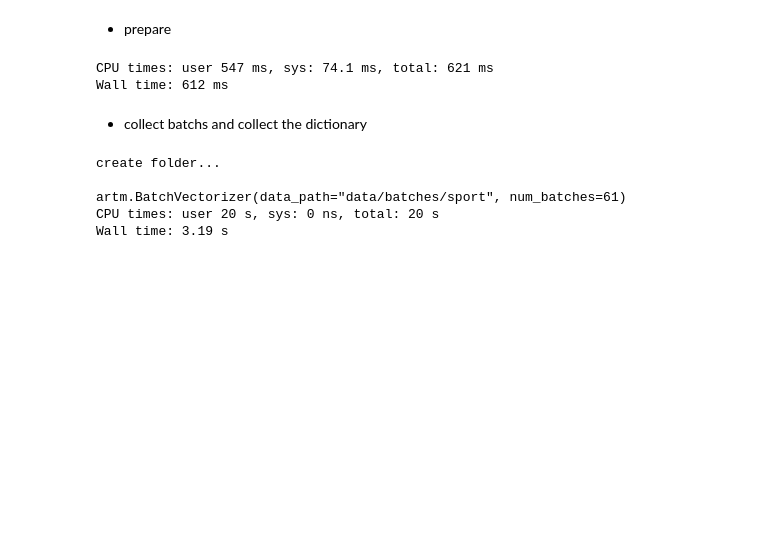
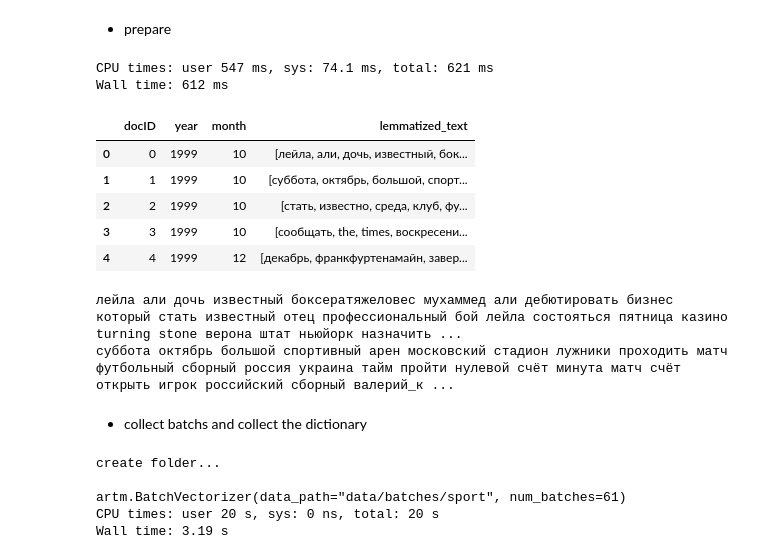
Before and after one commit to vetedde/proj_news_viz, a Jupyter notebook: nlp/topic_models/separateTopics/sport.ipynb, the cells around one changed output. Drawn from its saved outputs; the diff is of its cells as text; code cells hidden in the pictures; blank space fills up the shorter version.

```diff
--- a/nlp/topic_models/separateTopics/sport.ipynb
+++ b/nlp/topic_models/separateTopics/sport.ipynb
@@ -147,6 +150,21 @@ with open(vwpath, 'w') as fp:
 # %% [output]
 CPU times: user 547 ms, sys: 74.1 ms, total: 621 ms
 Wall time: 612 ms
+# %%
+df.head()
+# %% [output]
+|  | docID | year | month | lemmatized_text |
+| 0 | 0 | 1999 | 10 | [лейла, али, дочь, известный, бок... |
+| 1 | 1 | 1999 | 10 | [суббота, октябрь, большой, спорт... |
+| 2 | 2 | 1999 | 10 | [стать, известно, среда, клуб, фу... |
+| 3 | 3 | 1999 | 10 | [сообщать, the, times, воскресени... |
+| 4 | 4 | 1999 | 12 | [декабрь, франкфуртенамайн, завер... |
+# %%
+for text, did in df[['lemmatized_text', 'docID']].values[:2]:
+    print(' '.join(text),did)
+# %% [output]
+лейла али дочь известный боксератяжеловес мухаммед али дебютировать бизнес который стать известный отец профессиональный бой лейла состояться пятница казино turning stone верона штат ньюйорк назначить ...
+суббота октябрь большой спортивный арен московский стадион лужники проходить матч футбольный сборный россия украина тайм пройти нулевой счёт минута матч счёт открыть игрок российский сборный валерий_к ...
 # %%
 id_date = df[['docID', 'year', 'month']].copy()
 # %% [markdown]
```
Also changed, not shown: parts of 6 cells of this notebook.
